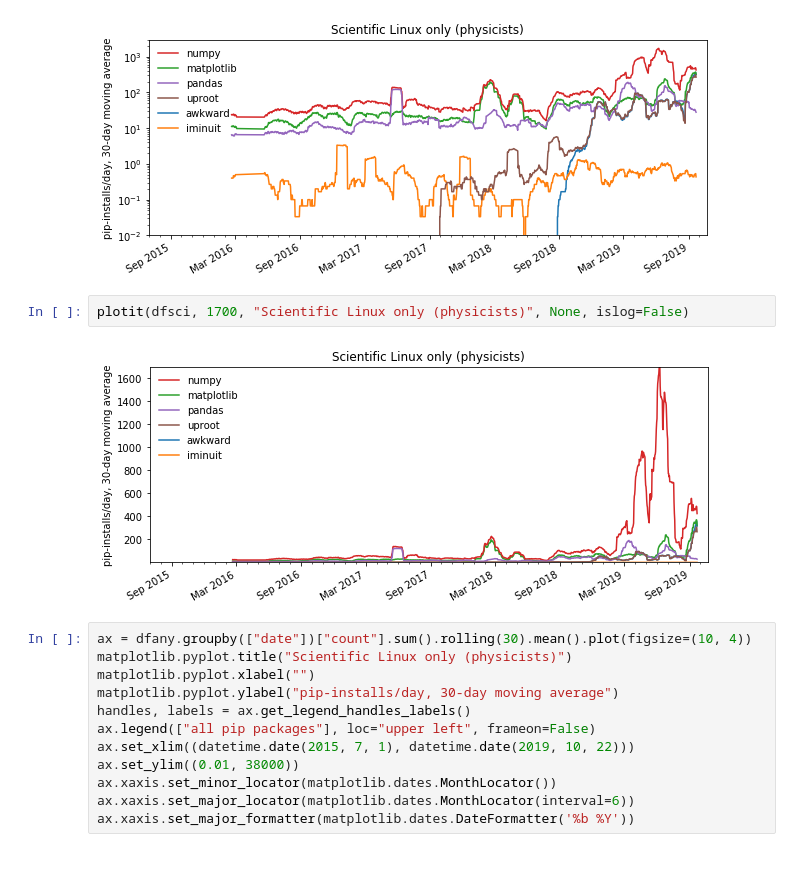
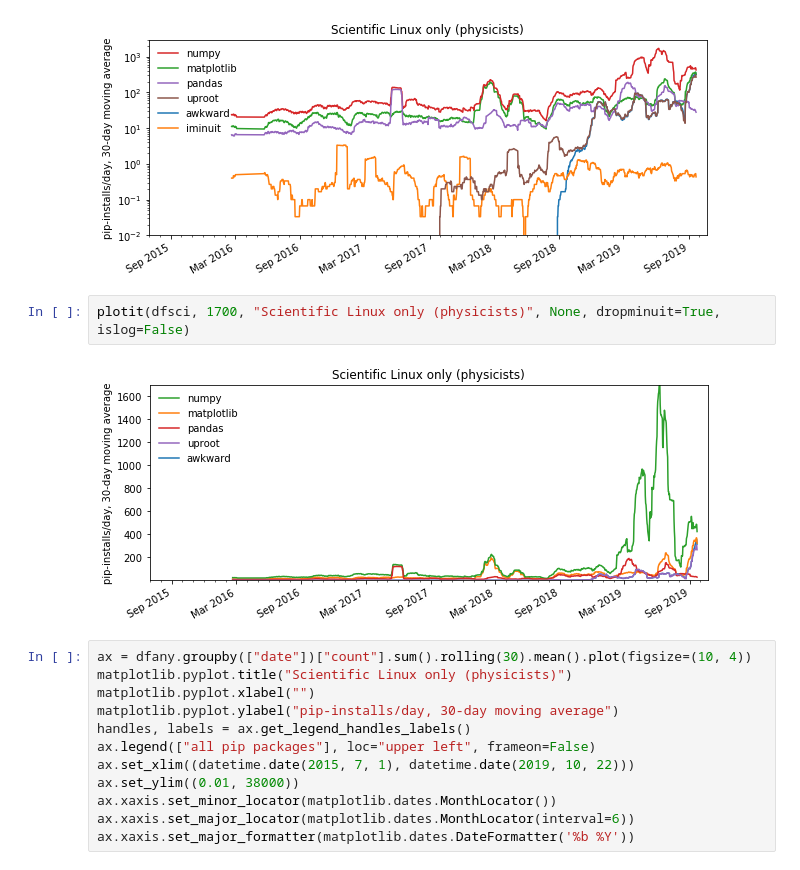
Before and after one commit to jpivarski-talks/2019-10-17-pyhep-awkward, a Jupyter notebook: analysis.ipynb, the cells around one changed output. Cells and saved outputs as stored; diff of their text form.

```diff
--- a/analysis.ipynb
+++ b/analysis.ipynb
@@ -41,9 +43,9 @@ plotit(dfsci, 3000, "Scientific Linux only (physicists)", None)
 # %% [output]
 [figure]
 # %%
-plotit(dfsci, 1700, "Scientific Linux only (physicists)", None, islog=False)
+plotit(dfsci, 1700, "Scientific Linux only (physicists)", None, dropminuit=True, islog=False)
 # %% [output]
-[figure, old version]
+[figure, new version]
 # %%
 ax = dfany.groupby(["date"])["count"].sum().rolling(30).mean().plot(figsize=(10, 4))
 matplotlib.pyplot.title("Scientific Linux only (physicists)")
```
Also changed, not shown: parts of 1 cell of this notebook.
